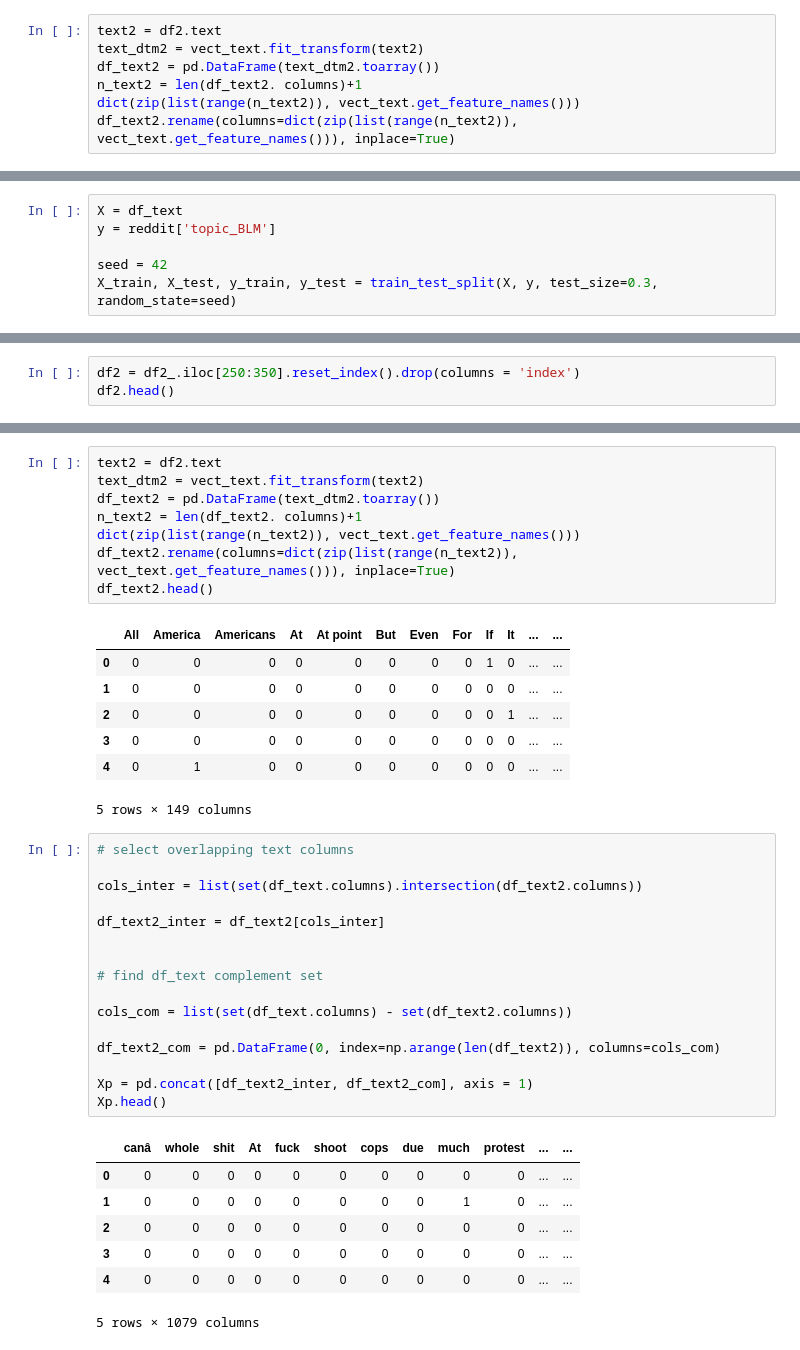
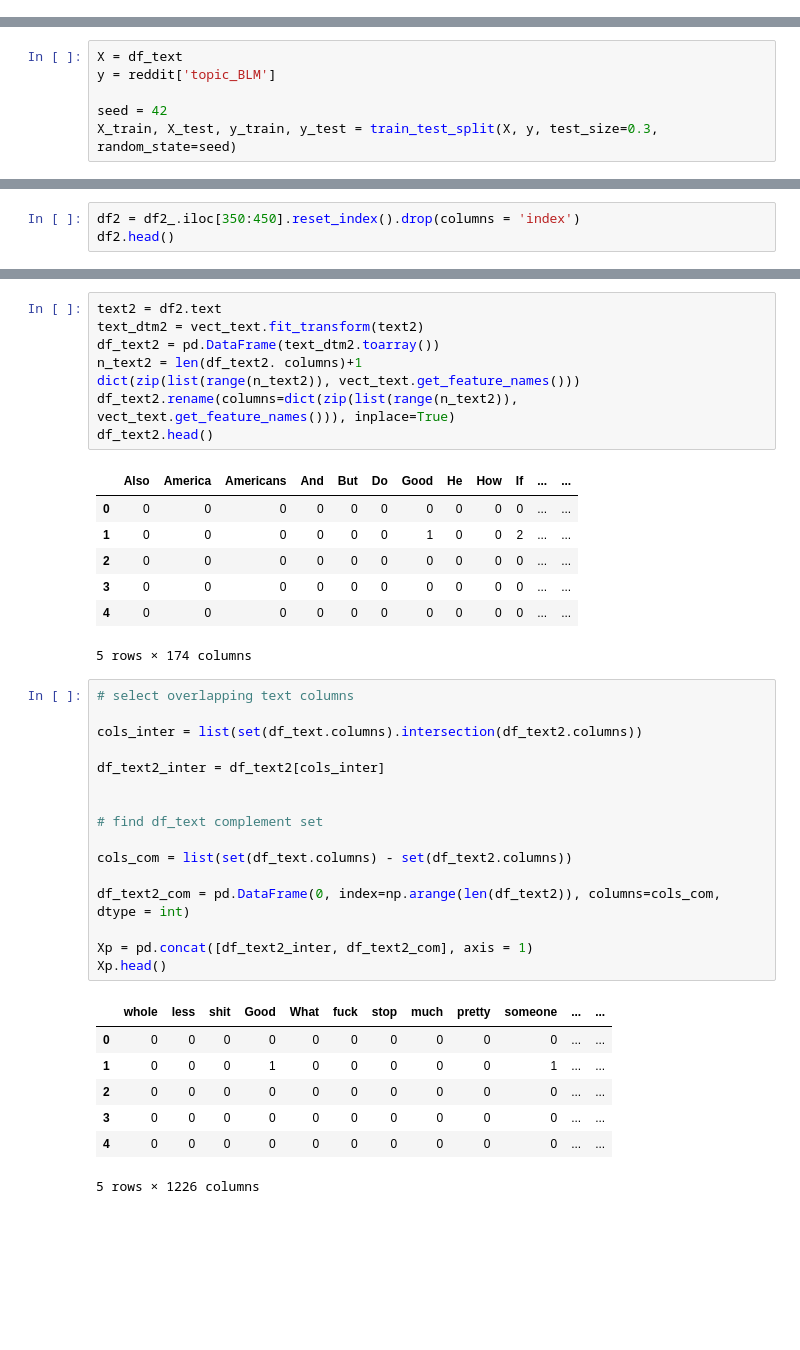
Before and after one commit to robinlli/Police_Shooting_Reddit, a Jupyter notebook: Machine Learning.ipynb, the cells around one changed output, grey strips where cells are left out. Drawn from its saved outputs; the diff is of its cells as text; blank space fills up the shorter version.

```diff
--- a/Machine Learning.ipynb
+++ b/Machine Learning.ipynb
@@ -464,7 +453,0 @@ df2.head()
-# %%
-text2 = df2.text
-text_dtm2 = vect_text.fit_transform(text2)
-df_text2 = pd.DataFrame(text_dtm2.toarray())
-n_text2 = len(df_text2. columns)+1
-dict(zip(list(range(n_text2)), vect_text.get_feature_names()))
-df_text2.rename(columns=dict(zip(list(range(n_text2)), vect_text.get_feature_names())), inplace=True)
@@ -693,5 +622,5 @@ weighted avg       0.79      0.78      0.77       104
 # %%
-df2 = df2_.iloc[250:350].reset_index().drop(columns = 'index')
+df2 = df2_.iloc[350:450].reset_index().drop(columns = 'index')
 df2.head()
 # %% [output]
 |  | text | subreddit | title | author | created |
@@ -709,37 +638,37 @@ dict(zip(list(range(n_text2)), vect_text.get_feature_names()))
 df_text2.rename(columns=dict(zip(list(range(n_text2)), vect_text.get_feature_names())), inplace=True)
 df_text2.head()
 # %% [output]
-|  | All | America | Americans | At | At point | But | Even | For | If | It | ... | ... |
-| 0 | 0 | 0 | 0 | 0 | 0 | 0 | 0 | 0 | 1 | 0 | ... | ... |
-| 1 | 0 | 0 | 0 | 0 | 0 | 0 | 0 | 0 | 0 | 0 | ... | ... |
-| 2 | 0 | 0 | 0 | 0 | 0 | 0 | 0 | 0 | 0 | 1 | ... | ... |
+|  | Also | America | Americans | And | But | Do | Good | He | How | If | ... | ... |
+| 0 | 0 | 0 | 0 | 0 | 0 | 0 | 0 | 0 | 0 | 0 | ... | ... |
+| 1 | 0 | 0 | 0 | 0 | 0 | 0 | 1 | 0 | 0 | 2 | ... | ... |
+| 2 | 0 | 0 | 0 | 0 | 0 | 0 | 0 | 0 | 0 | 0 | ... | ... |
 | 3 | 0 | 0 | 0 | 0 | 0 | 0 | 0 | 0 | 0 | 0 | ... | ... |
-| 4 | 0 | 1 | 0 | 0 | 0 | 0 | 0 | 0 | 0 | 0 | ... | ... |
+| 4 | 0 | 0 | 0 | 0 | 0 | 0 | 0 | 0 | 0 | 0 | ... | ... |
-5 rows × 149 columns
+5 rows × 174 columns
 # %%
 # select overlapping text columns
 
 cols_inter = list(set(df_text.columns).intersection(df_text2.columns))
 
 df_text2_inter = df_text2[cols_inter]
 
 
 # find df_text complement set
 
 cols_com = list(set(df_text.columns) - set(df_text2.columns))
 
-df_text2_com = pd.DataFrame(0, index=np.arange(len(df_text2)), columns=cols_com)
+df_text2_com = pd.DataFrame(0, index=np.arange(len(df_text2)), columns=cols_com, dtype = int)
 
 Xp = pd.concat([df_text2_inter, df_text2_com], axis = 1)
 Xp.head()
 # %% [output]
-|  | canâ | whole | shit | At | fuck | shoot | cops | due | much | protest | ... | ... |
+|  | whole | less | shit | Good | What | fuck | stop | much | pretty | someone | ... | ... |
 | 0 | 0 | 0 | 0 | 0 | 0 | 0 | 0 | 0 | 0 | 0 | ... | ... |
-| 1 | 0 | 0 | 0 | 0 | 0 | 0 | 0 | 0 | 1 | 0 | ... | ... |
+| 1 | 0 | 0 | 0 | 1 | 0 | 0 | 0 | 0 | 0 | 1 | ... | ... |
 | 2 | 0 | 0 | 0 | 0 | 0 | 0 | 0 | 0 | 0 | 0 | ... | ... |
 | 3 | 0 | 0 | 0 | 0 | 0 | 0 | 0 | 0 | 0 | 0 | ... | ... |
 | 4 | 0 | 0 | 0 | 0 | 0 | 0 | 0 | 0 | 0 | 0 | ... | ... |
-5 rows × 1079 columns
+5 rows × 1226 columns
 # %%
 y_pred = model.predict(Xp)
 
```
Also changed, not shown: parts of 22 cells of this notebook, 2 other files.
